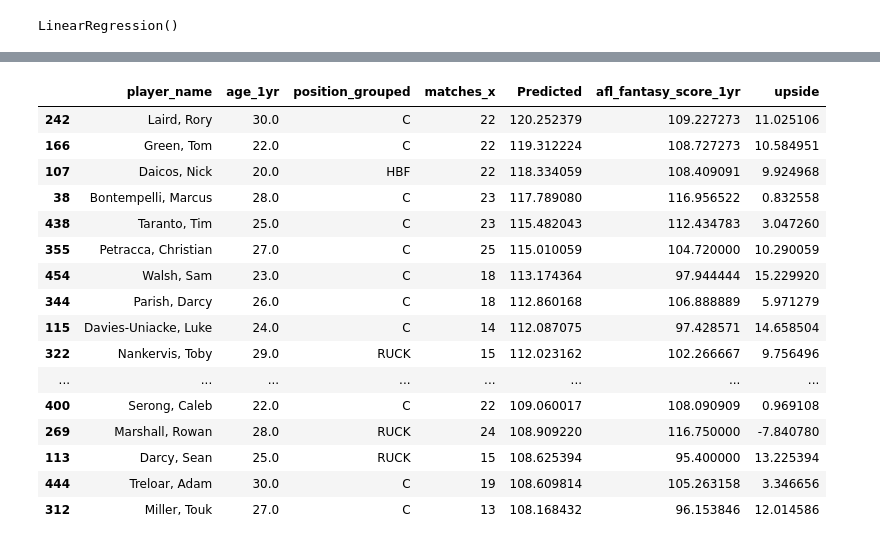
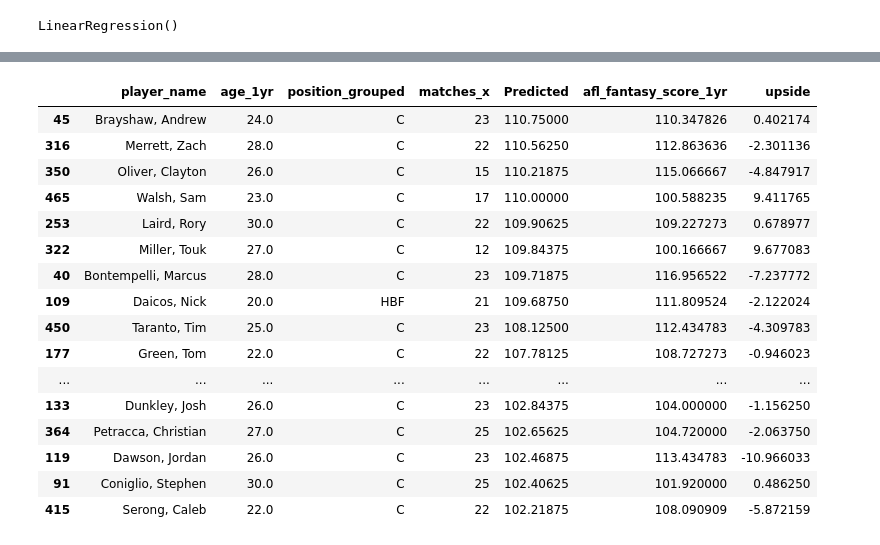
Before and after one commit to malikpri90/Outside_Work, a Jupyter notebook: AFL Fantasy/Model_build_GLM.ipynb, the cells around one changed output, grey strips where cells are left out. Saved outputs shown, nothing was run; the diff lists cells and outputs as text; code cells hidden in the pictures.

```diff
--- a/AFL Fantasy/Model_build_GLM.ipynb
+++ b/AFL Fantasy/Model_build_GLM.ipynb
@@ -8,16 +8,28 @@ import datetime
 import matplotlib.pyplot as plt
 from matplotlib import pyplot
 from sklearn import preprocessing
+
+from sklearn.metrics import mean_squared_error
+
+pd.set_option('display.max_rows', 20)
 # %% [markdown]
 ## Prepare Factors
 # %%
 factors_load = pd.read_csv(r'C:\Users\anoble\Git\Outside_Work\AFL Fantasy\Data\Inputs\factors.csv')\
+
+## Calcuate most recent year of data for each player, that will be the data we feed into the model
+factors_load['recent_season'] = factors_load.groupby(['player_name'])['year'].rank(method="first", ascending=False)
 
 ## Remove columns that could be null in 2023, and player names
 factors_prep = factors_load.drop(['matches_y','year_int','predicted_year'], axis = 1)
 
-## Split out 2023 factors to run through model
-factors_prep_23 = factors_prep.query('year_played == 2023').drop(['avg_score'], axis = 1)
+## Join on available players in 2024 season. Split out 2023 factors to run through model
+
+current_players = pd.read_csv(r'C:\Users\anoble\Git\Outside_Work\AFL Fantasy\Data\Inputs\current_players.csv')\
+
+factors_current = factors_prep.merge(current_players, on=['player_name'],how='inner')
+
+factors_prep_23 = factors_current.query('recent_season == 1').drop(['avg_score','recent_season'], axis = 1)
 
 # # Drop nulls (165 rows dropped, leaving 2837 after removing Nulls)
 factors_prep = factors_prep.dropna(axis= 0, how='any')
@@ -29,8 +41,11 @@ factors_23 = factors_prep_23.drop(['player_name'], axis = 1)
 
 # ## Convert position variables into category column. Could also consider category_encoders sklearn package
 factors['position_grouped'] = factors['position_grouped'].astype('category')
+factors['position_grouped_simple'] = factors['position_grouped_simple'].astype('category')
 
 factors_23['position_grouped'] = factors_23['position_grouped'].astype('category')
+factors_23['position_grouped_simple'] = factors_23['position_grouped_simple'].astype('category')
+
 
 # ## One hot encoding to convert category variables into dummy columns
 factors = pd.get_dummies(factors)
@@ -789,31 +650,36 @@ print(X_new.shape)
 # %%
 ## Sort by highest predicted score
-pd.set_option('display.max_rows', 50)
+
 
 pred_output['upside'] = pred_output['Predicted'] - pred_output['afl_fantasy_score_1yr']
 
+
+
+pred_output[['player_name','age_1yr', 'position_grouped','matches_x','Predicted','afl_fantasy_score_1yr', 'upside']]\
+    .to_csv(r'C:\Users\anoble\Git\Outside_Work\AFL Fantasy\Data\Outputs\pred_output.csv',mode='w+')
+
+
+
 pred_output[['player_name','age_1yr', 'position_grouped','matches_x','Predicted','afl_fantasy_score_1yr', 'upside']]\
 .sort_values(by=['Predicted'], ascending=False).head(20)
-
-# .query('position_grouped in "RUCK"')\
 # %% [output]
 |  | player_name | age_1yr | position_grouped | matches_x | Predicted | afl_fantasy_score_1yr | upside |
-| 242 | Laird, Rory | 30.0 | C | 22 | 120.252379 | 109.227273 | 11.025106 |
-| 166 | Green, Tom | 22.0 | C | 22 | 119.312224 | 108.727273 | 10.584951 |
-| 107 | Daicos, Nick | 20.0 | HBF | 22 | 118.334059 | 108.409091 | 9.924968 |
-| 38 | Bontempelli, Marcus | 28.0 | C | 23 | 117.789080 | 116.956522 | 0.832558 |
-| 438 | Taranto, Tim | 25.0 | C | 23 | 115.482043 | 112.434783 | 3.047260 |
-| 355 | Petracca, Christian | 27.0 | C | 25 | 115.010059 | 104.720000 | 10.290059 |
-| 454 | Walsh, Sam | 23.0 | C | 18 | 113.174364 | 97.944444 | 15.229920 |
-| 344 | Parish, Darcy | 26.0 | C | 18 | 112.860168 | 106.888889 | 5.971279 |
-| 115 | Davies-Uniacke, Luke | 24.0 | C | 14 | 112.087075 | 97.428571 | 14.658504 |
-| 322 | Nankervis, Toby | 29.0 | RUCK | 15 | 112.023162 | 102.266667 | 9.756496 |
+| 45 | Brayshaw, Andrew | 24.0 | C | 23 | 110.75000 | 110.347826 | 0.402174 |
+| 316 | Merrett, Zach | 28.0 | C | 22 | 110.56250 | 112.863636 | -2.301136 |
+| 350 | Oliver, Clayton | 26.0 | C | 15 | 110.21875 | 115.066667 | -4.847917 |
+| 465 | Walsh, Sam | 23.0 | C | 17 | 110.00000 | 100.588235 | 9.411765 |
+| 253 | Laird, Rory | 30.0 | C | 22 | 109.90625 | 109.227273 | 0.678977 |
+| 322 | Miller, Touk | 27.0 | C | 12 | 109.84375 | 100.166667 | 9.677083 |
+| 40 | Bontempelli, Marcus | 28.0 | C | 23 | 109.71875 | 116.956522 | -7.237772 |
+| 109 | Daicos, Nick | 20.0 | HBF | 21 | 109.68750 | 111.809524 | -2.122024 |
+| 450 | Taranto, Tim | 25.0 | C | 23 | 108.12500 | 112.434783 | -4.309783 |
+| 177 | Green, Tom | 22.0 | C | 22 | 107.78125 | 108.727273 | -0.946023 |
 | ... | ... | ... | ... | ... | ... | ... | ... |
-| 400 | Serong, Caleb | 22.0 | C | 22 | 109.060017 | 108.090909 | 0.969108 |
-| 269 | Marshall, Rowan | 28.0 | RUCK | 24 | 108.909220 | 116.750000 | -7.840780 |
-| 113 | Darcy, Sean | 25.0 | RUCK | 15 | 108.625394 | 95.400000 | 13.225394 |
-| 444 | Treloar, Adam | 30.0 | C | 19 | 108.609814 | 105.263158 | 3.346656 |
-| 312 | Miller, Touk | 27.0 | C | 13 | 108.168432 | 96.153846 | 12.014586 |
+| 133 | Dunkley, Josh | 26.0 | C | 23 | 102.84375 | 104.000000 | -1.156250 |
+| 364 | Petracca, Christian | 27.0 | C | 25 | 102.65625 | 104.720000 | -2.063750 |
+| 119 | Dawson, Jordan | 26.0 | C | 23 | 102.46875 | 113.434783 | -10.966033 |
+| 91 | Coniglio, Stephen | 30.0 | C | 25 | 102.40625 | 101.920000 | 0.486250 |
+| 415 | Serong, Caleb | 22.0 | C | 22 | 102.21875 | 108.090909 | -5.872159 |
 # %%
 pred_output[['player_name','age_1yr', 'matches_x','Predicted','afl_fantasy_score_1yr', 'upside']].sort_values(by=['afl_fantasy_score_1yr'], ascending=False).head(20)
 # %% [output]
```
Also changed, not shown: parts of 21 cells of this notebook, 2 other files.
